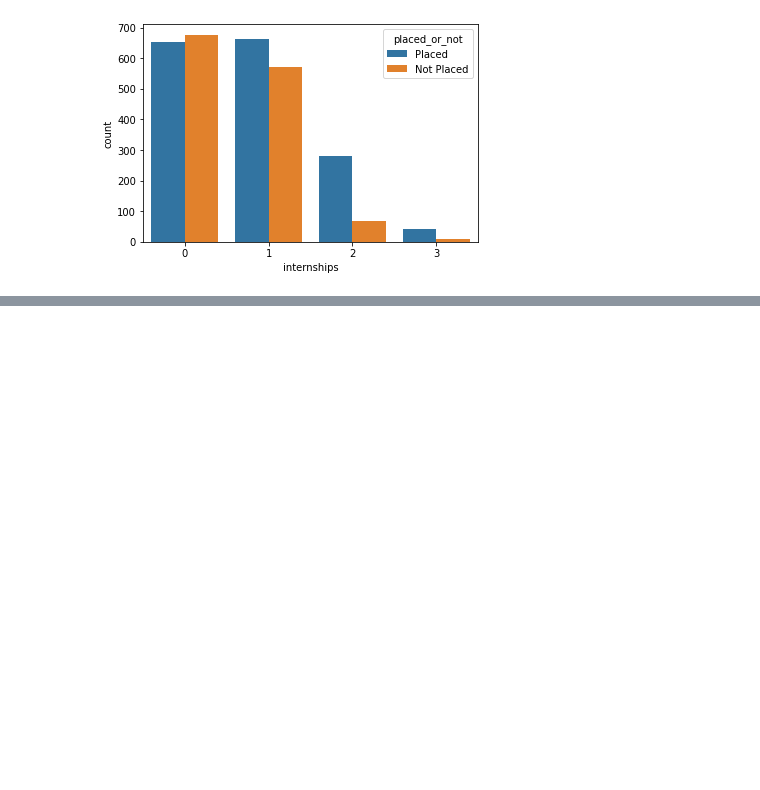
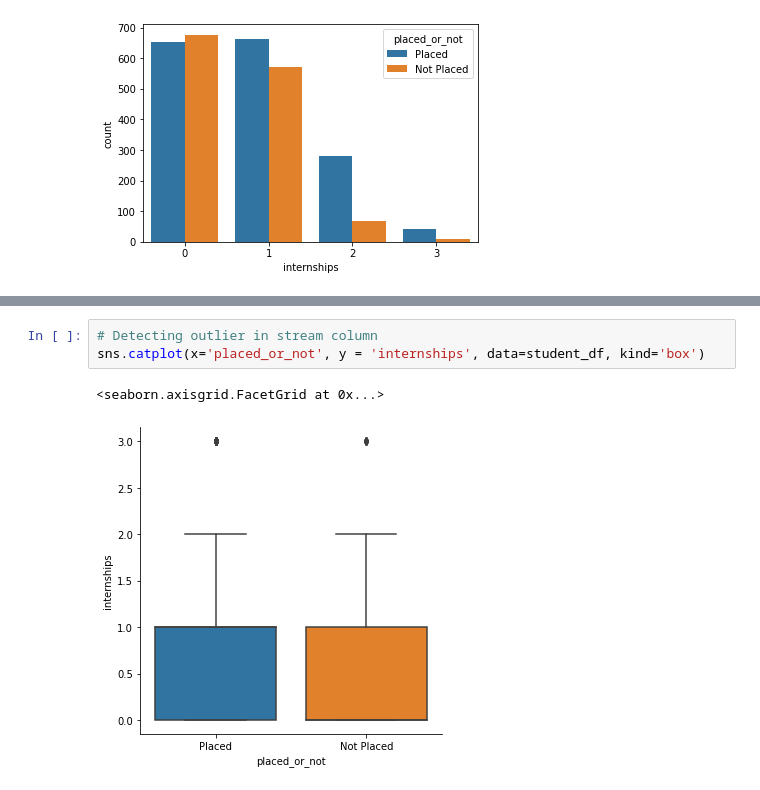
Before and after one commit to connorfarrell7/Group4_Project, a Jupyter notebook: Student_Placement_Records_EDA.ipynb, the cells around one changed output, grey strips where cells are left out. Drawn from its saved outputs; the diff is of its cells as text; blank space fills up the shorter version.

```diff
--- a/Student_Placement_Records_EDA.ipynb
+++ b/Student_Placement_Records_EDA.ipynb
@@ -205,0 +221,6 @@ sns.countplot(data= student_df, x = 'internships', orient= 'v', hue='placed_or_n
+# %%
+# Detecting outlier in stream column
+sns.catplot(x='placed_or_not', y = 'internships', data=student_df, kind='box')
+# %% [output]
+<seaborn.axisgrid.FacetGrid at 0x...>
+[figure, added]
```
Also changed, not shown: parts of 9 cells of this notebook.
